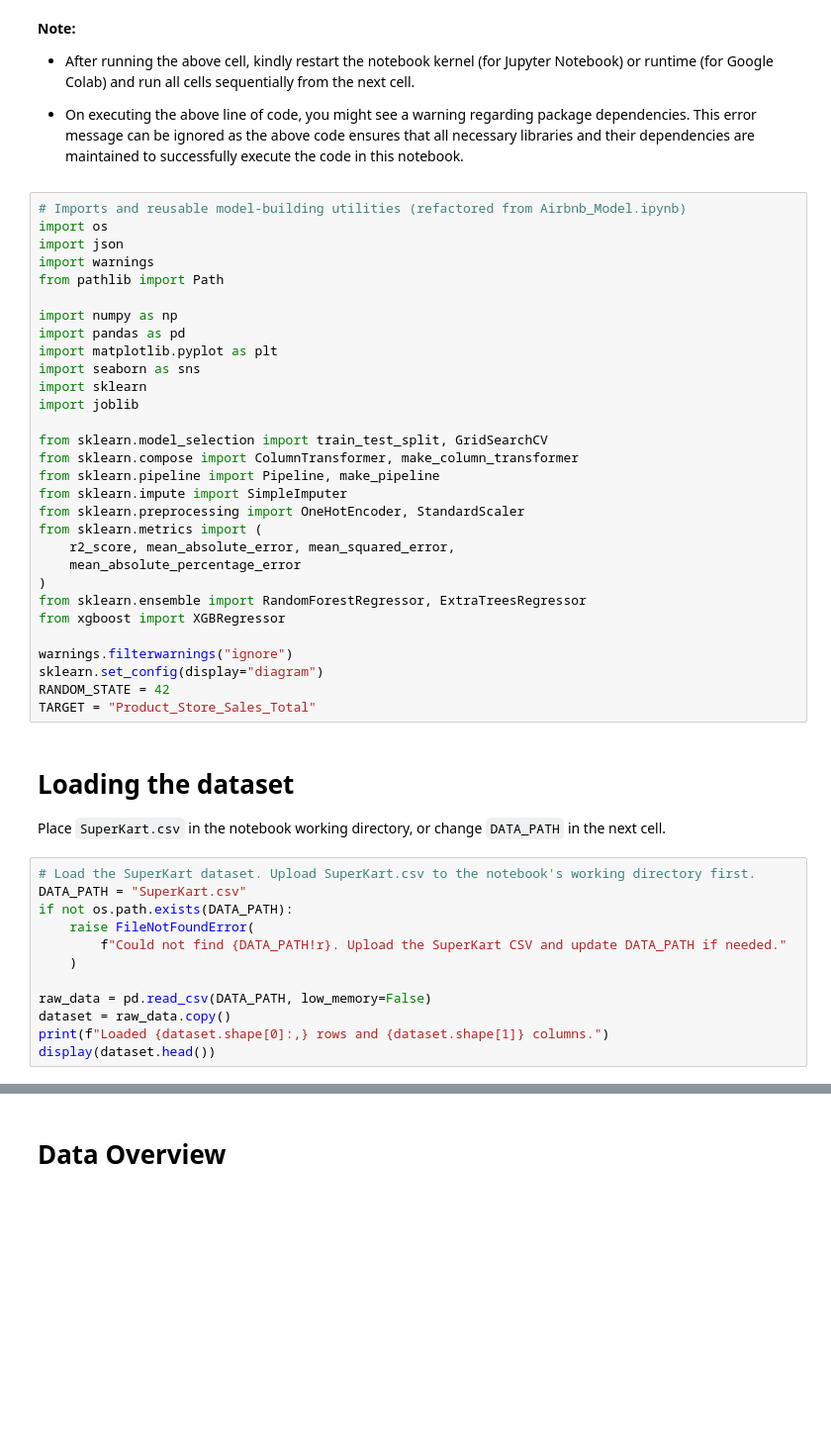
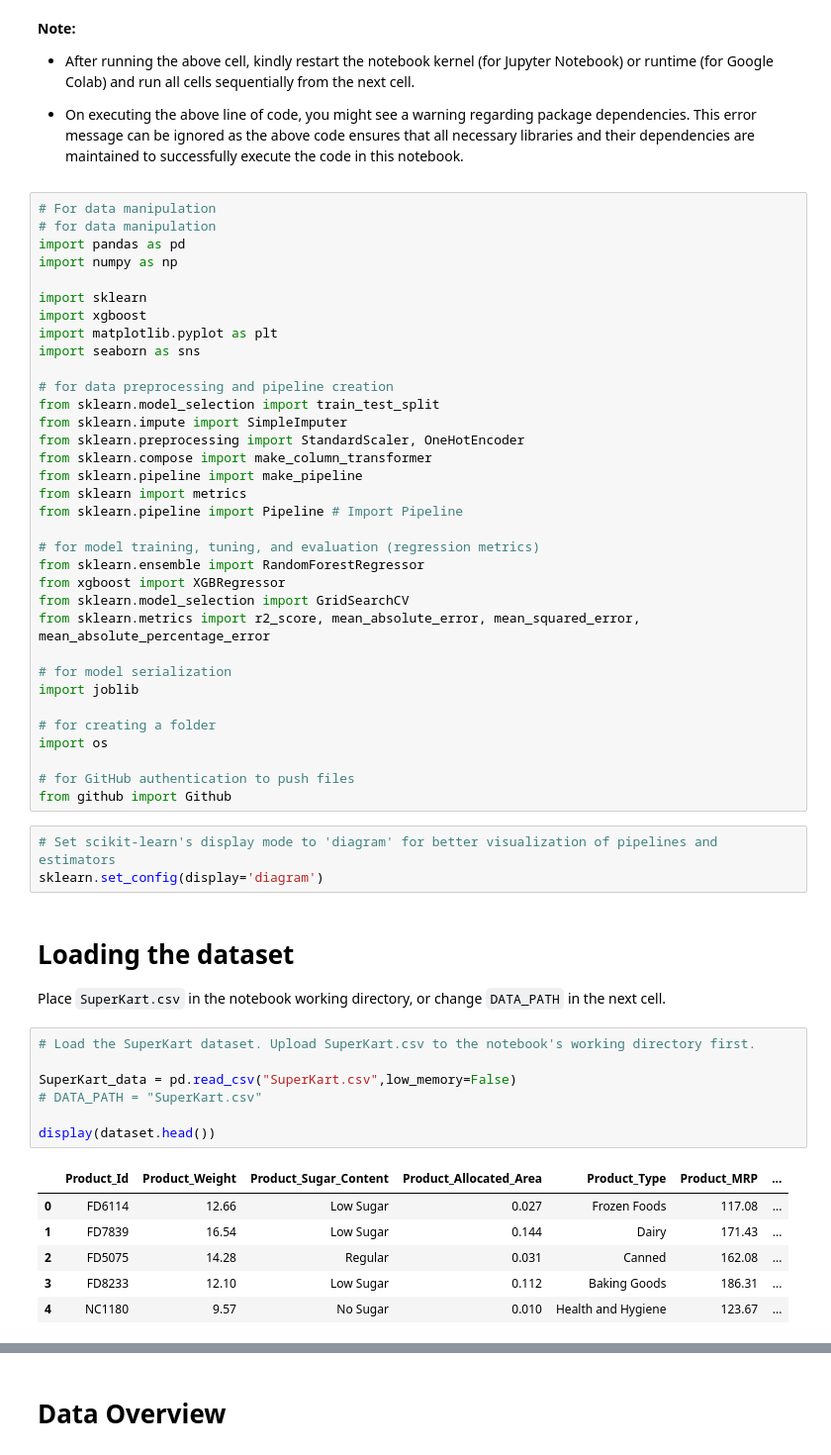
Before and after one commit to SarojaDadi/SuperKart_Full_Code_Version, a Jupyter notebook: SuperKart_Model_Refactored.ipynb, the cells around one changed output, grey strips where cells are left out. Shown at 99% size. Drawn from its saved outputs; the diff is of its cells as text; blank space fills up the shorter version.

```diff
--- a/SuperKart_Model_Refactored.ipynb
+++ b/SuperKart_Model_Refactored.ipynb
@@ -41,48 +81,57 @@ The data contains the different attributes of the various products and stores.Th
 
 - On executing the above line of code, you might see a warning regarding package dependencies. This error message can be ignored as the above code ensures that all necessary libraries and their dependencies are maintained to successfully execute the code in this notebook.
 # %%
-# Imports and reusable model-building utilities (refactored from Airbnb_Model.ipynb)
-import os
-import json
-import warnings
-from pathlib import Path
+# For data manipulation
+# for data manipulation
+import pandas as pd
+import numpy as np
 
-import numpy as np
-import pandas as pd
+import sklearn
+import xgboost
 import matplotlib.pyplot as plt
 import seaborn as sns
-import sklearn
+
+# for data preprocessing and pipeline creation
+from sklearn.model_selection import train_test_split
+from sklearn.impute import SimpleImputer
+from sklearn.preprocessing import StandardScaler, OneHotEncoder
+from sklearn.compose import make_column_transformer
+from sklearn.pipeline import make_pipeline
+from sklearn import metrics
+from sklearn.pipeline import Pipeline # Import Pipeline
+
+# for model training, tuning, and evaluation (regression metrics)
+from sklearn.ensemble import RandomForestRegressor
+from xgboost import XGBRegressor
+from sklearn.model_selection import GridSearchCV
+from sklearn.metrics import r2_score, mean_absolute_error, mean_squared_error, mean_absolute_percentage_error
+
+# for model serialization
 import joblib
 
-from sklearn.model_selection import train_test_split, GridSearchCV
-from sklearn.compose import ColumnTransformer, make_column_transformer
-from sklearn.pipeline import Pipeline, make_pipeline
-from sklearn.impute import SimpleImputer
-from sklearn.preprocessing import OneHotEncoder, StandardScaler
-from sklearn.metrics import (
-    r2_score, mean_absolute_error, mean_squared_error,
-    mean_absolute_percentage_error
-)
-from sklearn.ensemble import RandomForestRegressor, ExtraTreesRegressor
-from xgboost import XGBRegressor
+# for creating a folder
+import os
 
-warnings.filterwarnings("ignore")
-sklearn.set_config(display="diagram")
-RANDOM_STATE = 42
-TARGET = "Product_Store_Sales_Total"
+# for GitHub authentication to push files
+from github import Github
+# %%
+# Set scikit-learn's display mode to 'diagram' for better visualization of pipelines and estimators
+sklearn.set_config(display='diagram')
 # %% [markdown]
 # Loading the dataset
 
 Place `SuperKart.csv` in the notebook working directory, or change `DATA_PATH` in the next cell.
 # %%
 # Load the SuperKart dataset. Upload SuperKart.csv to the notebook's working directory first.
-DATA_PATH = "SuperKart.csv"
-if not os.path.exists(DATA_PATH):
-    raise FileNotFoundError(
-        f"Could not find {DATA_PATH!r}. Upload the SuperKart CSV and update DATA_PATH if needed."
-    )
 
-raw_data = pd.read_csv(DATA_PATH, low_memory=False)
-dataset = raw_data.copy()
-print(f"Loaded {dataset.shape[0]:,} rows and {dataset.shape[1]} columns.")
+SuperKart_data = pd.read_csv("SuperKart.csv",low_memory=False)
+# DATA_PATH = "SuperKart.csv"
+
 display(dataset.head())
+# %% [output]
+|  | Product_Id | Product_Weight | Product_Sugar_Content | Product_Allocated_Area | Product_Type | Product_MRP | ... |
+| 0 | FD6114 | 12.66 | Low Sugar | 0.027 | Frozen Foods | 117.08 | ... |
+| 1 | FD7839 | 16.54 | Low Sugar | 0.144 | Dairy | 171.43 | ... |
+| 2 | FD5075 | 14.28 | Regular | 0.031 | Canned | 162.08 | ... |
+| 3 | FD8233 | 12.10 | Low Sugar | 0.112 | Baking Goods | 186.31 | ... |
+| 4 | NC1180 | 9.57 | No Sugar | 0.010 | Health and Hygiene | 123.67 | ... |
```
Also changed, not shown: parts of 3 cells of this notebook.
